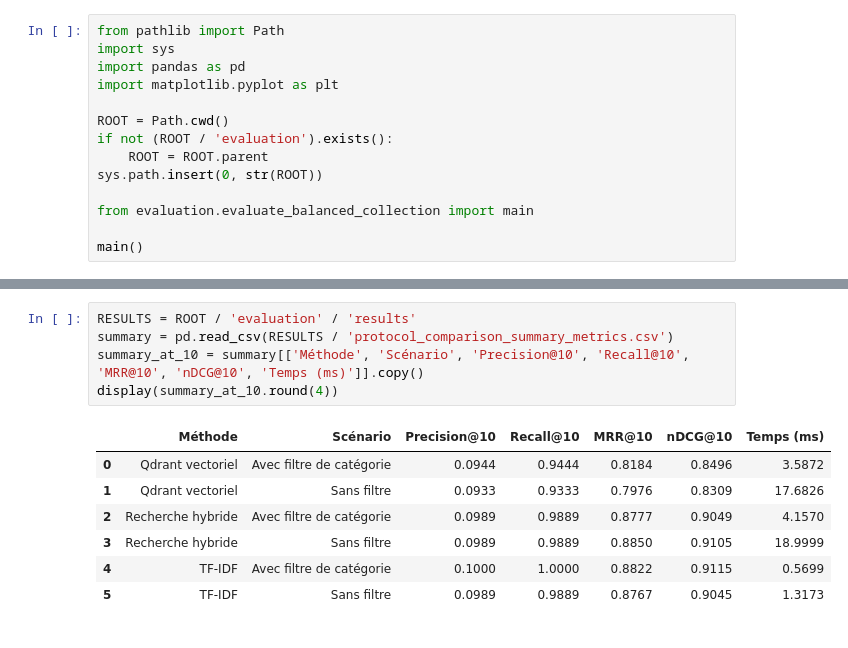
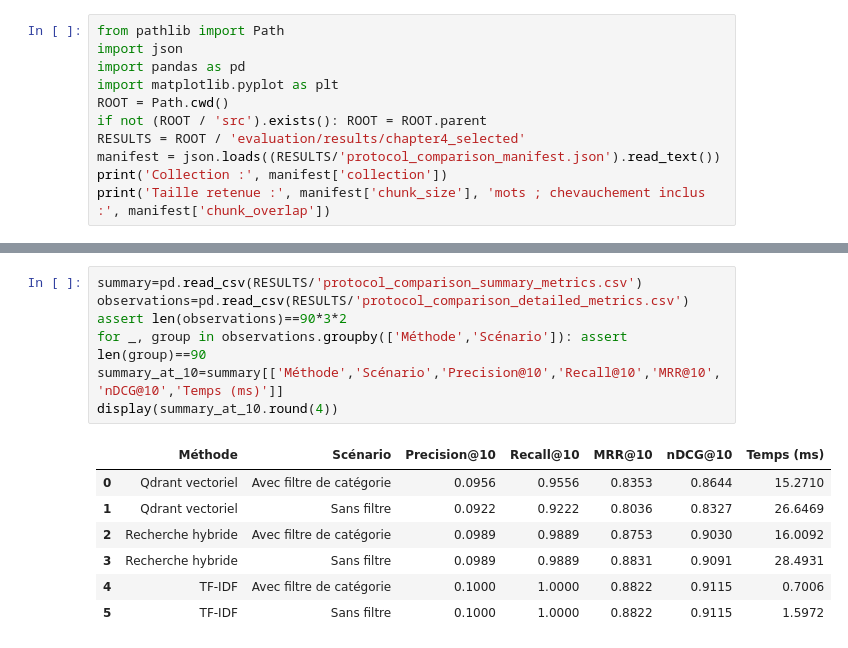
Before and after one commit to Kouraogo22/Projet_vectoriel-, a Jupyter notebook: notebooks/evaluation.ipynb, the cells around one changed output, grey strips where cells are left out. Drawn from its saved outputs; the diff is of its cells as text.

```diff
--- a/notebooks/evaluation.ipynb
+++ b/notebooks/evaluation.ipynb
@@ -5,15 +7,12 @@ L'évaluation porte sur le corpus équilibré de **900 documents**. Elle compare
 # %%
 from pathlib import Path
-import sys
+import json
 import pandas as pd
 import matplotlib.pyplot as plt
-
 ROOT = Path.cwd()
-if not (ROOT / 'evaluation').exists():
-    ROOT = ROOT.parent
-sys.path.insert(0, str(ROOT))
-
-from evaluation.evaluate_balanced_collection import main
-
-main()
+if not (ROOT / 'src').exists(): ROOT = ROOT.parent
+RESULTS = ROOT / 'evaluation/results/chapter4_selected'
+manifest = json.loads((RESULTS/'protocol_comparison_manifest.json').read_text())
+print('Collection :', manifest['collection'])
+print('Taille retenue :', manifest['chunk_size'], 'mots ; chevauchement inclus :', manifest['chunk_overlap'])
 # %% [output]
@@ -38,13 +33,15 @@ Résultats par catégorie à K=10 :
 # %%
-RESULTS = ROOT / 'evaluation' / 'results'
-summary = pd.read_csv(RESULTS / 'protocol_comparison_summary_metrics.csv')
-summary_at_10 = summary[['Méthode', 'Scénario', 'Precision@10', 'Recall@10', 'MRR@10', 'nDCG@10', 'Temps (ms)']].copy()
+summary=pd.read_csv(RESULTS/'protocol_comparison_summary_metrics.csv')
+observations=pd.read_csv(RESULTS/'protocol_comparison_detailed_metrics.csv')
+assert len(observations)==90*3*2
+for _, group in observations.groupby(['Méthode','Scénario']): assert len(group)==90
+summary_at_10=summary[['Méthode','Scénario','Precision@10','Recall@10','MRR@10','nDCG@10','Temps (ms)']]
 display(summary_at_10.round(4))
 # %% [output]
 |  | Méthode | Scénario | Precision@10 | Recall@10 | MRR@10 | nDCG@10 | Temps (ms) |
-| 0 | Qdrant vectoriel | Avec filtre de catégorie | 0.0944 | 0.9444 | 0.8184 | 0.8496 | 3.5872 |
-| 1 | Qdrant vectoriel | Sans filtre | 0.0933 | 0.9333 | 0.7976 | 0.8309 | 17.6826 |
-| 2 | Recherche hybride | Avec filtre de catégorie | 0.0989 | 0.9889 | 0.8777 | 0.9049 | 4.1570 |
-| 3 | Recherche hybride | Sans filtre | 0.0989 | 0.9889 | 0.8850 | 0.9105 | 18.9999 |
-| 4 | TF-IDF | Avec filtre de catégorie | 0.1000 | 1.0000 | 0.8822 | 0.9115 | 0.5699 |
-| 5 | TF-IDF | Sans filtre | 0.0989 | 0.9889 | 0.8767 | 0.9045 | 1.3173 |
+| 0 | Qdrant vectoriel | Avec filtre de catégorie | 0.0956 | 0.9556 | 0.8353 | 0.8644 | 15.2710 |
+| 1 | Qdrant vectoriel | Sans filtre | 0.0922 | 0.9222 | 0.8036 | 0.8327 | 26.6469 |
+| 2 | Recherche hybride | Avec filtre de catégorie | 0.0989 | 0.9889 | 0.8753 | 0.9030 | 16.0092 |
+| 3 | Recherche hybride | Sans filtre | 0.0989 | 0.9889 | 0.8831 | 0.9091 | 28.4931 |
+| 4 | TF-IDF | Avec filtre de catégorie | 0.1000 | 1.0000 | 0.8822 | 0.9115 | 0.7006 |
+| 5 | TF-IDF | Sans filtre | 0.1000 | 1.0000 | 0.8822 | 0.9115 | 1.5972 |
```
Also changed, not shown: parts of 9 cells of this notebook, 12 other files.
